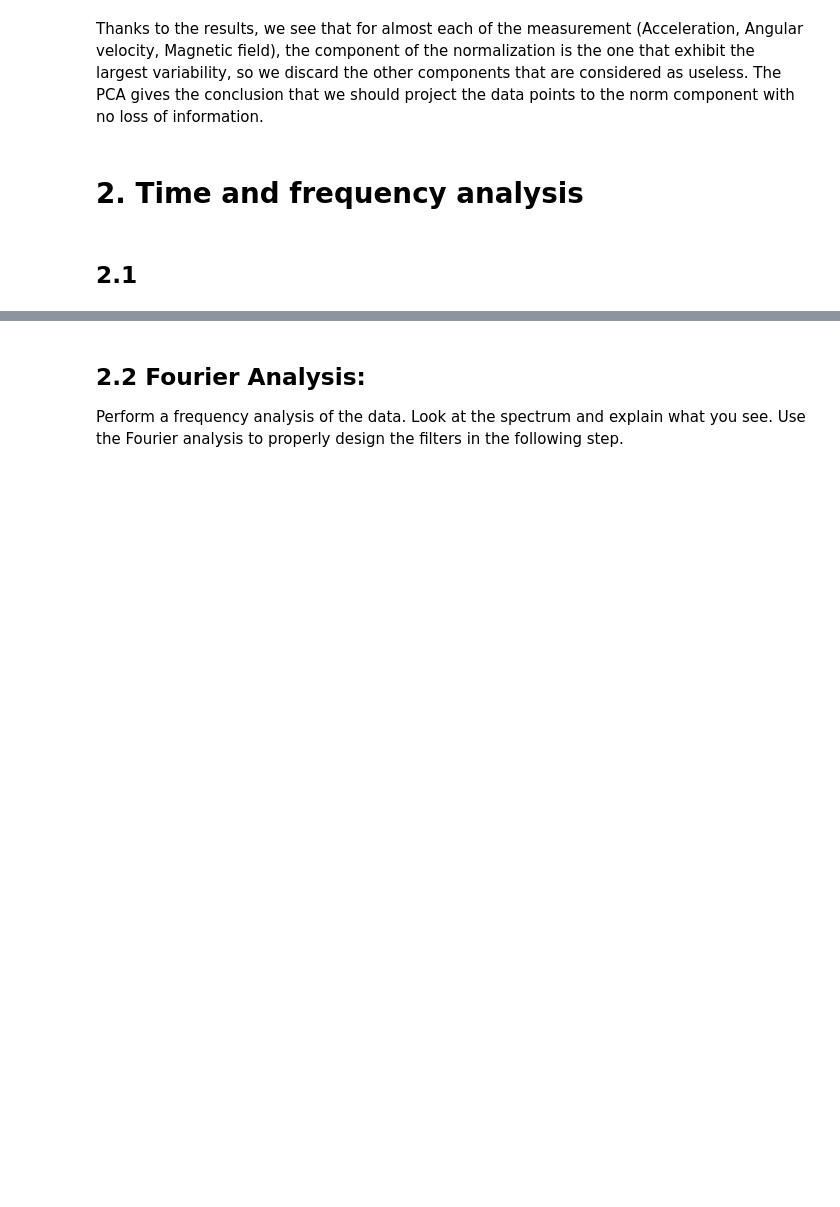
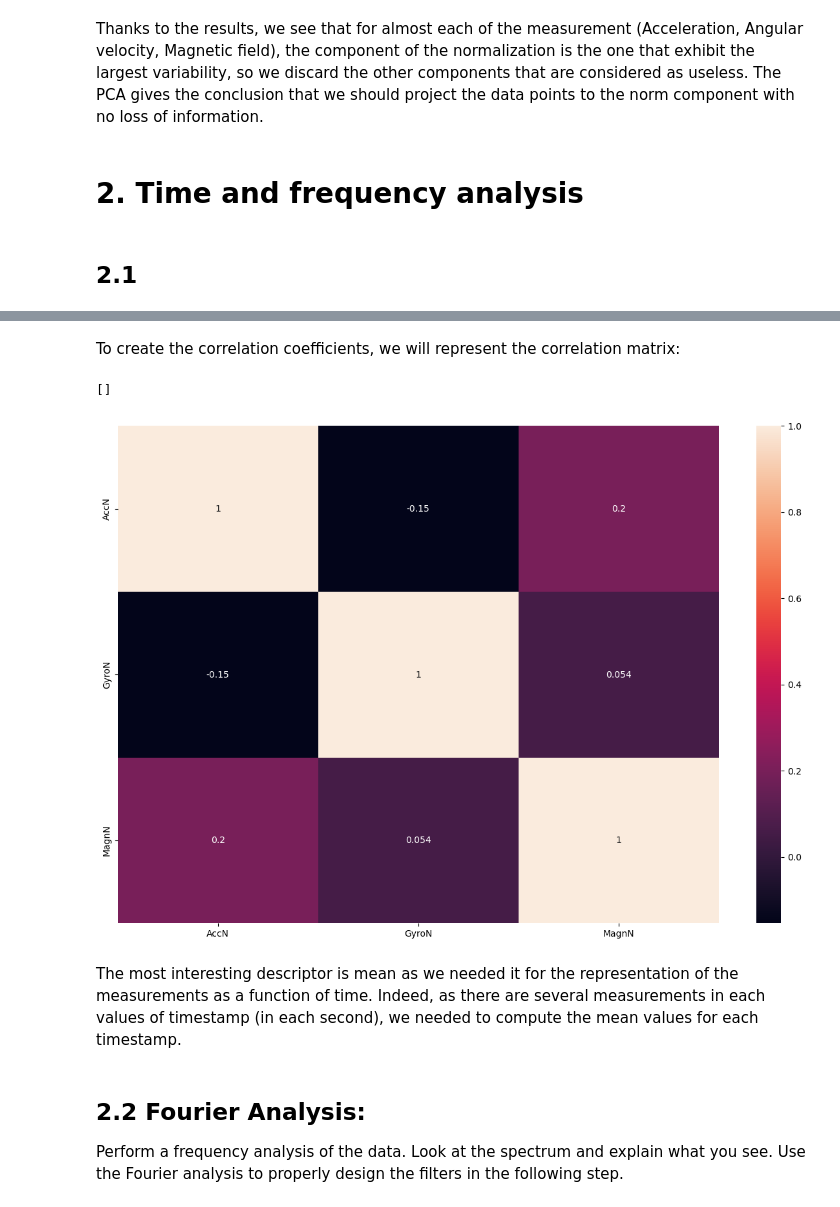
Before and after one commit to anaisbattut/ProjectHEART, a Jupyter notebook: Project.ipynb, the cells around one changed output, grey strips where cells are left out. Cells and saved outputs as stored; diff of their text form; code cells hidden in the pictures; blank space fills up the shorter version.

```diff
--- a/Project.ipynb
+++ b/Project.ipynb
@@ -419,0 +414,5 @@ df
+# %%
+d = {'AccN' : norm_acc, 'GyroN' : norm_gyro, 'MagnN' : norm_magn}
+#We create a dataframe with the chosen dataset (Norm)
+data_norm = pd.DataFrame(d)
+data_norm.describe()
@@ -420,5 +429,10 @@ df
+# %% [markdown]
+To create the correlation coefficients, we will represent the correlation matrix:
 # %%
 plt.subplots(figsize=(15, 10))
-corr_matrix = data.corr()
+corr_matrix = data_norm.corr()
 sns.heatmap(corr_matrix, annot=True )
 plt.plot()
+# %% [output]
+[]
+[figure, added]
@@ -429,3 +439,7 @@ plt.plot()
+# %% [markdown]
+The most interesting descriptor is mean as we needed it for the representation of the measurements as a function of time.
+Indeed, as there are several measurements in each values of timestamp (in each second), we needed to compute
+the mean values for each timestamp.
 # %% [markdown]
 ## 2.2  Fourier Analysis:
 Perform a frequency analysis of the data. Look at the spectrum and explain what you see. Use the Fourier analysis to properly design the filters in the following step.
```
Also changed, not shown: parts of 6 cells of this notebook.
